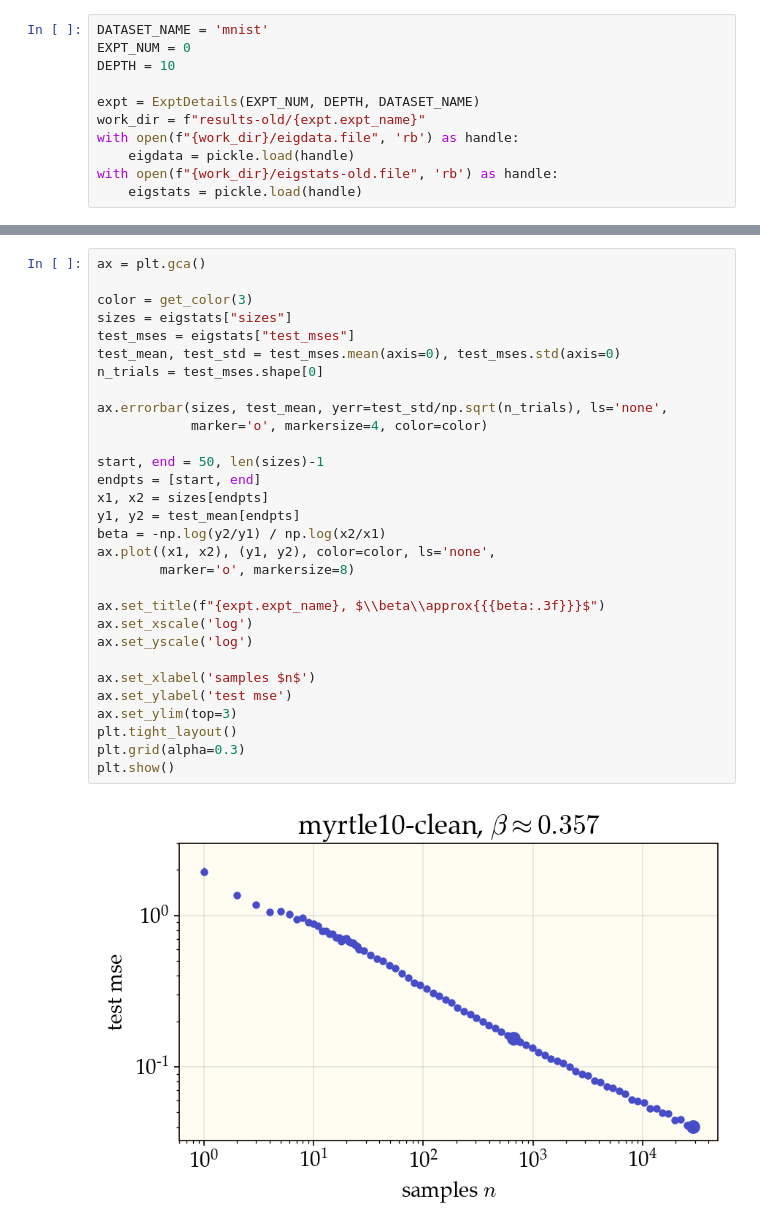
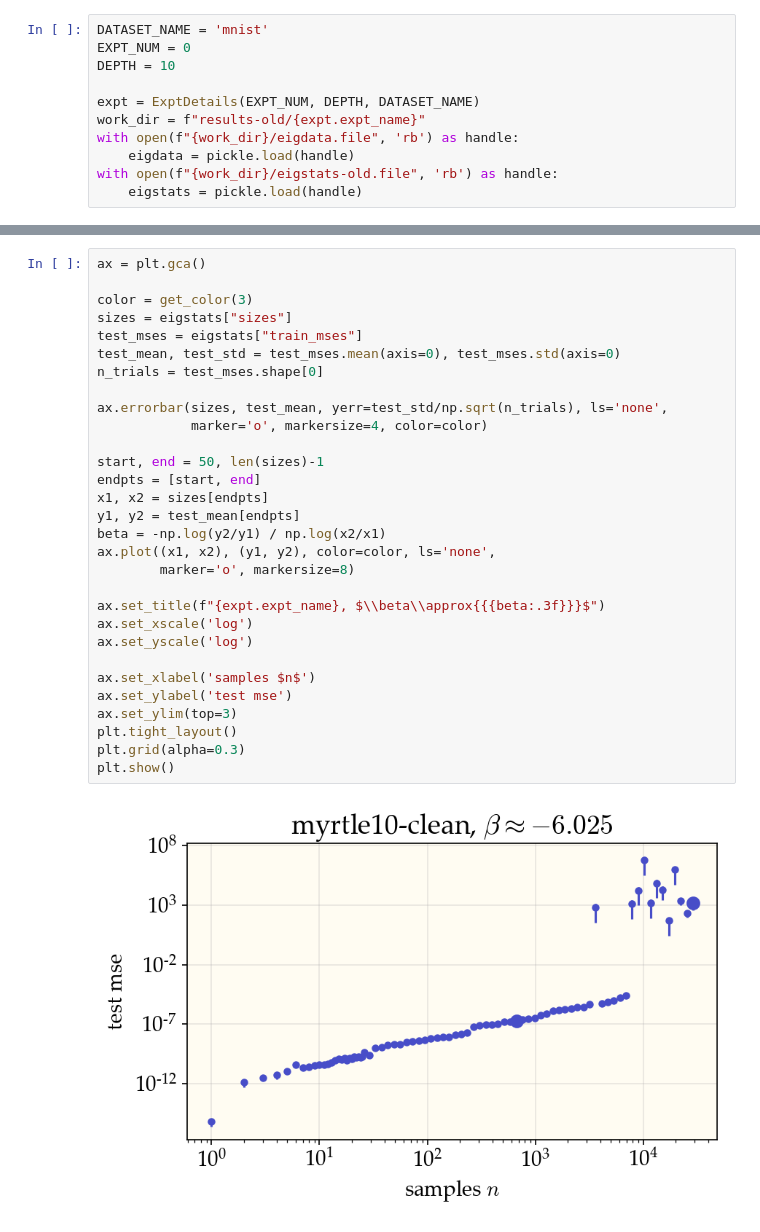
Before and after one commit to dkarkada/more-is-better, a Jupyter notebook: powerlaws.ipynb, the cells around one changed output, grey strips where cells are left out. Saved outputs shown, nothing was run; the diff lists cells and outputs as text.

```diff
--- a/powerlaws.ipynb
+++ b/powerlaws.ipynb
@@ -400,32 +400,32 @@ plt.show()
 # %%
 ax = plt.gca()
 
 color = get_color(3)
 sizes = eigstats["sizes"]
-test_mses = eigstats["test_mses"]
+test_mses = eigstats["train_mses"]
 test_mean, test_std = test_mses.mean(axis=0), test_mses.std(axis=0)
 n_trials = test_mses.shape[0]
 
 ax.errorbar(sizes, test_mean, yerr=test_std/np.sqrt(n_trials), ls='none',
             marker='o', markersize=4, color=color)
 
 start, end = 50, len(sizes)-1
 endpts = [start, end]
 x1, x2 = sizes[endpts]
 y1, y2 = test_mean[endpts]
 beta = -np.log(y2/y1) / np.log(x2/x1)
 ax.plot((x1, x2), (y1, y2), color=color, ls='none',
         marker='o', markersize=8)
 
 ax.set_title(f"{expt.expt_name}, $\\beta\\approx{{{beta:.3f}}}$")
 ax.set_xscale('log')
 ax.set_yscale('log')
 
 ax.set_xlabel('samples $n$')
 ax.set_ylabel('test mse')
 ax.set_ylim(top=3)
 plt.tight_layout()
 plt.grid(alpha=0.3)
 plt.show()
 # %% [output]
-[figure, old version]
+[figure, new version]
```
Also changed, not shown: parts of 1 cell of this notebook, 4 other files.
